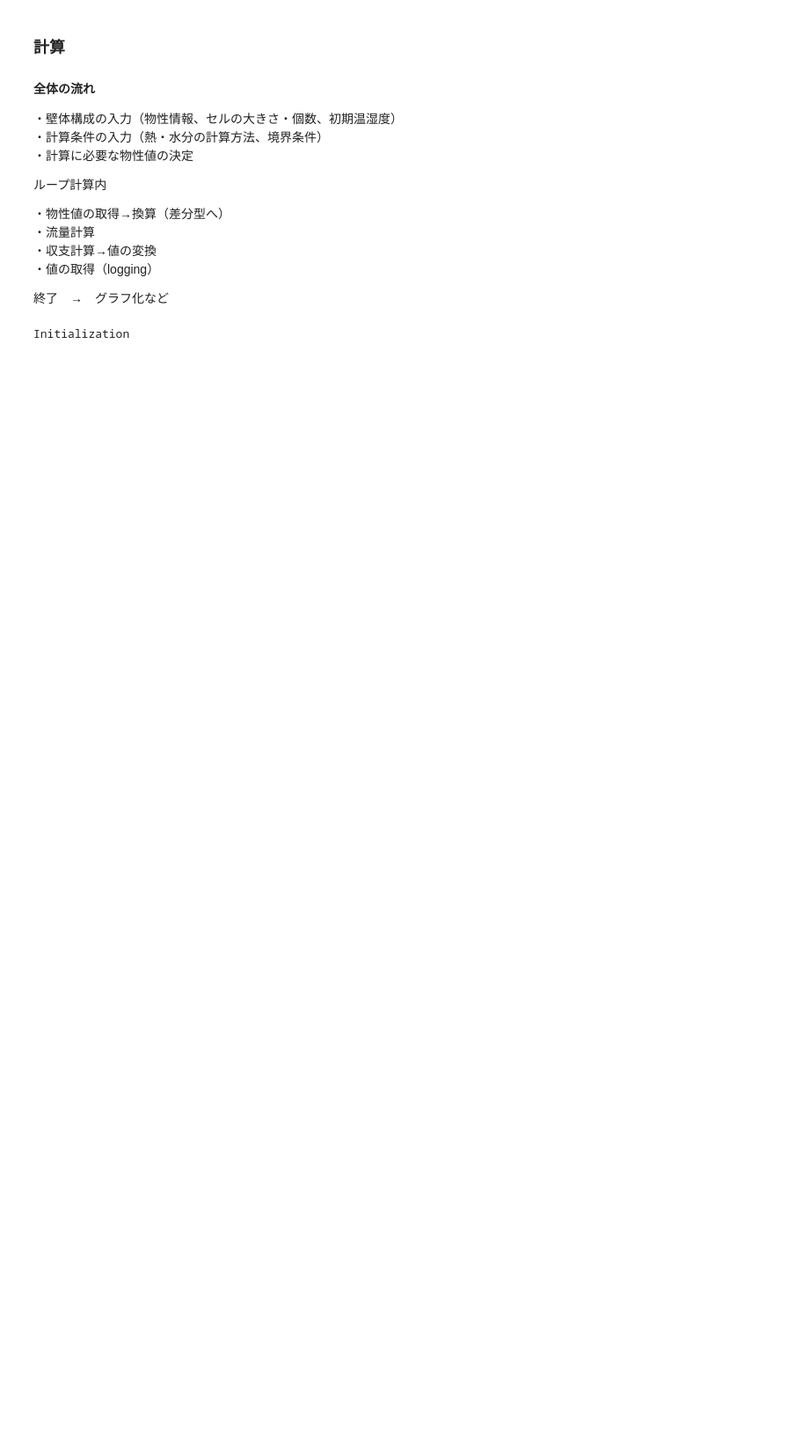
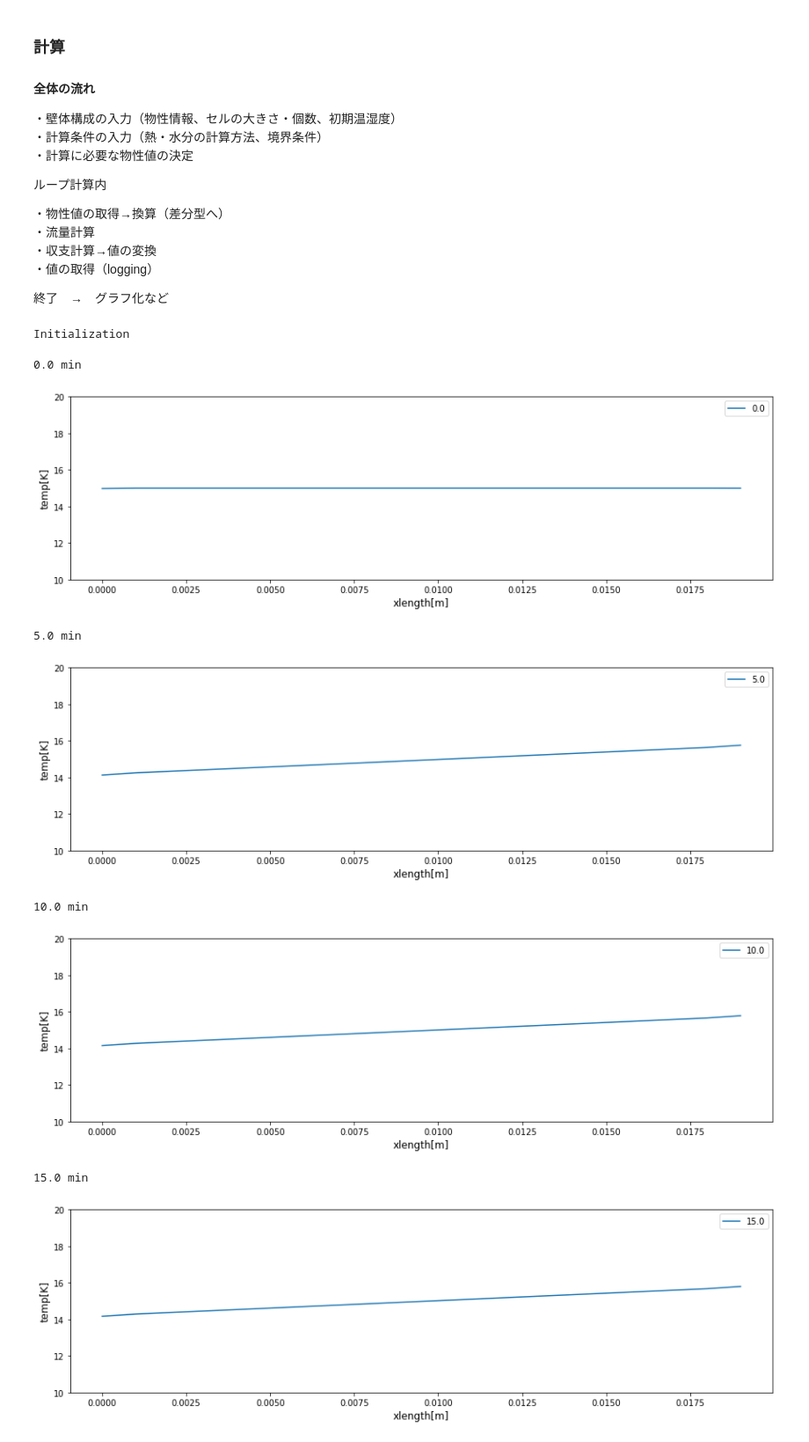
Before and after one commit to NobumitsuTakatori/1-D_Heat_Moisture_Transfer, a Jupyter notebook: 1D_heat_moisture_main.ipynb, the cells around one changed output. Shown at 88% size. Saved outputs shown, nothing was run; the diff lists cells and outputs as text; code cells hidden in the pictures; blank space fills up the shorter version.

```diff
--- a/1D_heat_moisture_main.ipynb
+++ b/1D_heat_moisture_main.ipynb
@@ -101,0 +123,4 @@ dx2：セルの質点間の距離（前－後）
+# %%
+def liquidTransfer_potential( LDML, dmiu, dx2, nx ):
+    grav = 9.806650
+    return LDML * ( dmiu / dx2 - nx * grav )
@@ -153,6 +175,0 @@ def sumFlux( Flux, StartFlux, EndFlux ):
-# %%
-# 使用例
-flux = np.array([1.0, 2.0, 1.0, 2.0])
-startflux = 10.0
-endflux = 20.0
-sumFlux( flux, startflux, endflux)
@@ -257,3 +252,17 @@ class CrossSection():
+# %%
+# draw graph
+def drawGraph( cell, time ):
+    temp = [ cell[i].temp - 273.15 for i in range(L) ]
+    dx   = [ cell[i].position*cell[i].dx for i in range(L) ]
+
+    fig = plt.figure(figsize=(15,4))
+    ax = fig.add_subplot(1,1,1)
+    ax.plot( dx, temp, label = time )
+    ax.set_xlabel( 'xlength[m]', fontsize = 12 )
+    ax.set_ylabel( 'temp[K]', fontsize = 12 )
+    plt.ylim([10.0, 20.0])
+    plt.legend()
+    plt.show()
 # %% [markdown]
 ### 計算
 
@@ -310,11 +332,25 @@ log = CrossSection (60.0/dt)
 print('Initialization')
 # %% [output]
 Initialization
-# %%
-#%timeit
-for i in range(10000):
-    cal = Calculation(cell, diff)
-    cal.Flux(ALO, ALI, tempOut, tempIn, ALDPO, ALDPI, pvOut, pvIn )
-    cal.balanceEquation()
-    cal.replace()
-    log.writeData( i, cell, dt )
+# %%
+import time
+start = time.time()
+for i in range( 360000 ):
+    # 境界条件はループの外に
+    calc( cell, boundary_start, boundary_end, dt )
+    #log.writeData( i, cell, dt )
+    if i % 3000 == 0 :
+        print( i * dt / 60.0,"min")
+        #print( cell[0].vol / cell[0].dx, cell[0].miulc, time.time()-start )
+        drawGraph( cell, i*dt/60.0 )
+
+print('time',time.time() - start)
+# %% [output]
+0.0 min
+[figure, added]
+5.0 min
+[figure, added]
+10.0 min
+[figure, added]
+15.0 min
+[figure, added]
```
Also changed, not shown: parts of 24 cells of this notebook, 2 other files.
